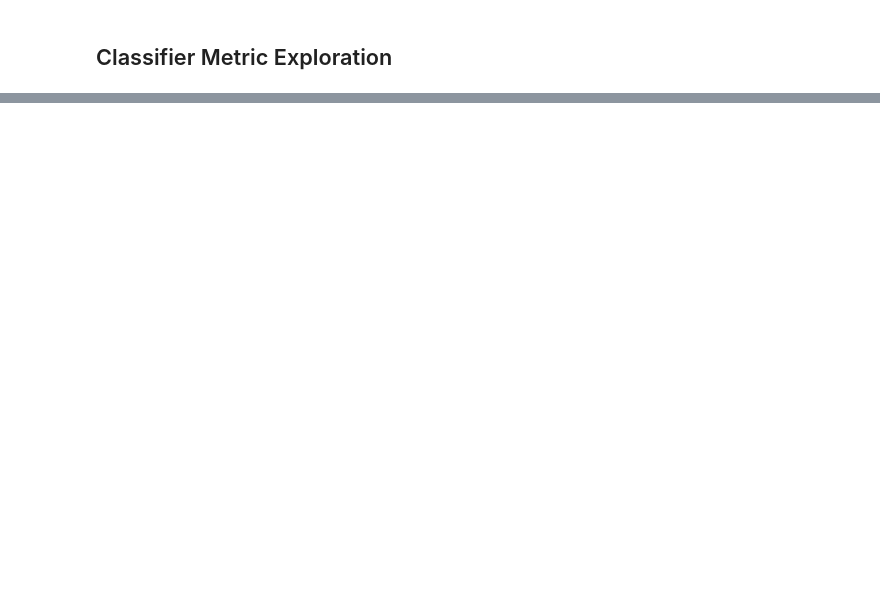
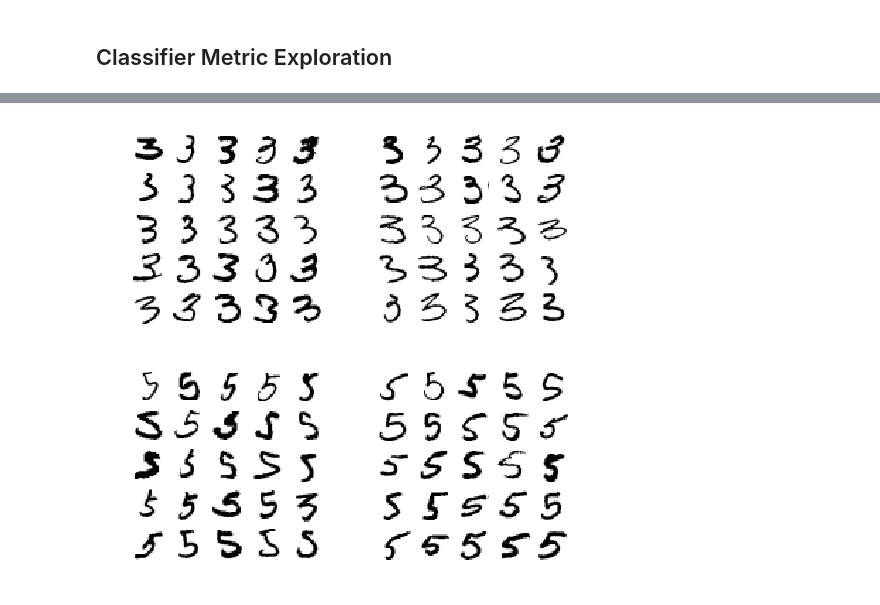
Before and after one commit to drpjm/python-ml-sandbox, a Jupyter notebook: Chapter3-Classification/MNIST.ipynb, the cells around one changed output, grey strips where cells are left out. Cells and saved outputs as stored; diff of their text form; code cells hidden in the pictures; blank space fills up the shorter version.

```diff
--- a/Chapter3-Classification/MNIST.ipynb
+++ b/Chapter3-Classification/MNIST.ipynb
@@ -263,0 +369,39 @@ roc_auc_score(y_train_3, y_scores_forest)
+# %%
+# *** Copied from the chapter's notebook on github.
+def plot_digit(data):
+    image = data.reshape(28, 28)
+    plt.imshow(image, cmap = matplotlib.cm.binary,
+               interpolation="nearest")
+    plt.axis("off")
+
+def plot_digits(instances, images_per_row=10, **options):
+    size = 28
+    images_per_row = min(len(instances), images_per_row)
+    images = [instance.reshape(size,size) for instance in instances]
+    n_rows = (len(instances) - 1) // images_per_row + 1
+    row_images = []
+    n_empty = n_rows * images_per_row - len(instances)
+    images.append(np.zeros((size, size * n_empty)))
+    for row in range(n_rows):
+        rimages = images[row * images_per_row : (row + 1) * images_per_row]
+        row_images.append(np.concatenate(rimages, axis=1))
+    image = np.concatenate(row_images, axis=0)
+    plt.imshow(image, cmap = matplotlib.cm.binary, **options)
+    plt.axis("off")
+# %%
+# We get more detail about the errors from this plot. It looks like 8s and 9s get misclassified
+# a lot. In fact, 3s and 5s get predicted as 8s frequently!
+class_a, class_b = 3, 5
+X_aa = X_train[ (y_train == class_a) & (y_train_pred == class_a) ]
+X_ab = X_train[ (y_train == class_a) & (y_train_pred == class_b) ] # 3s confused as 5s
+X_ba = X_train[ (y_train == class_b) & (y_train_pred == class_a) ] # 5s confused as 3s
+X_bb = X_train[ (y_train == class_b) & (y_train_pred == class_b) ]
+
+plt.figure(figsize=(8,8))
+plt.subplot(221); plot_digits(X_aa[:25], images_per_row=5) # Top left
+plt.subplot(222); plot_digits(X_ab[:25], images_per_row=5) # Bottom left
+plt.subplot(223); plot_digits(X_ba[:25], images_per_row=5) # Top right
+plt.subplot(224); plot_digits(X_bb[:25], images_per_row=5) # Bottom right
+plt.show()
+# %% [output]
+[figure, added]
```
Also changed, not shown: parts of 26 cells of this notebook.
